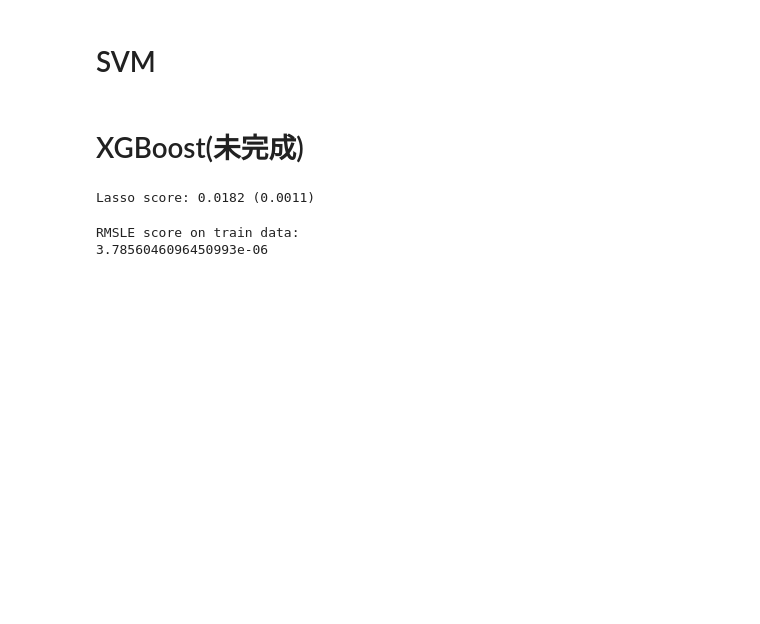
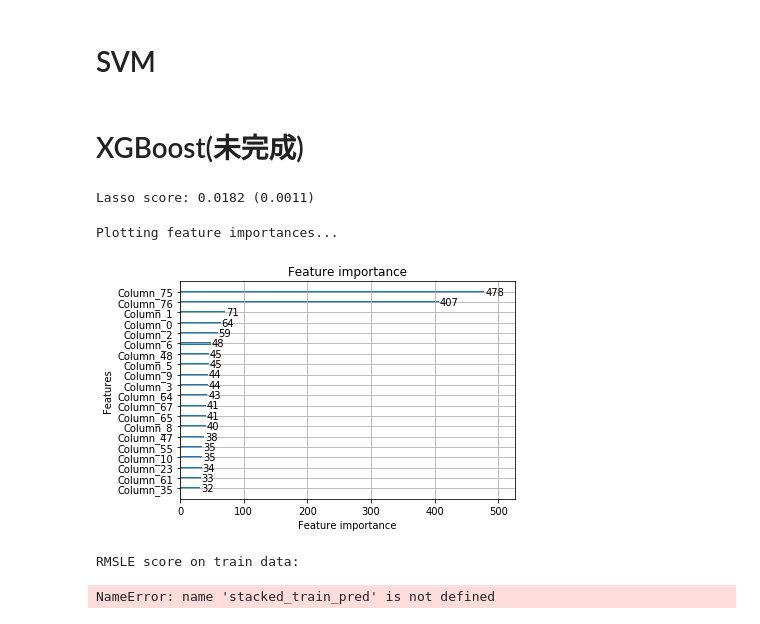
Before and after one commit to liuwenjing911/tianjin_competition, a Jupyter notebook: 0115(1).ipynb, the cells around one changed output. Cells and saved outputs as stored; diff of their text form; code cells hidden in the pictures; blank space fills up the shorter version.

```diff
--- a/0115(1).ipynb
+++ b/0115(1).ipynb
@@ -485,36 +473,42 @@ stacked_averaged_models = StackingAveragedModels(base_models = (ENet, GBoost, KR
                                                  meta_model = lasso)
 
 # score = rmsle_cv(stacked_averaged_models)
 # print("Stacking Averaged models score: {:.4f} ({:.4f})".format(score.mean(), score.std()))
 
 
 def rmsle(y, y_pred):
     return np.sqrt(mean_squared_error(y, y_pred))/(2*len(y))
 
 
 # stacked_averaged_models.fit(train_x, train_y)
 # stacked_train_pred = stacked_averaged_models.predict(train_x)
 # stacked_pred = stacked_averaged_models.predict(test_x)
 # print(rmsle(train_y, stacked_train_pred))
 
 model_xgb.fit(train_x, train_y)
 xgb_train_pred = model_xgb.predict(train_x)
 xgb_pred = model_xgb.predict(test_x)
 # print(rmsle(train_y, xgb_train_pred))
 
 model_lgb.fit(train_x, train_y)
 lgb_train_pred = model_lgb.predict(train_x)
 lgb_pred = model_lgb.predict(test_x)
-# print(rmsle(train_y, lgb_train_pred))
+
+print('Plotting feature importances...')
+ax = lgb.plot_importance(model_lgb, max_num_features=20)
+plt.show()
+
 
 '''RMSE on the entire Train data when averaging'''
 
 print('RMSLE score on train data:')
 print(rmsle(train_y,stacked_train_pred*0.80 +
                xgb_train_pred*0.05 + lgb_train_pred*0.15 ))
 # %% [output]
-RMSLE score on train data:
-3.7856046096450993e-06
+Plotting feature importances...
+[figure, added]
+RMSLE score on train data:
+NameError: name 'stacked_train_pred' is not defined
 # %%
 print('RMSLE score on train data:')
 print(rmsle(train_y,stacked_train_pred*0.70 +
```
Also changed, not shown: parts of 6 cells of this notebook, 13 other files.
